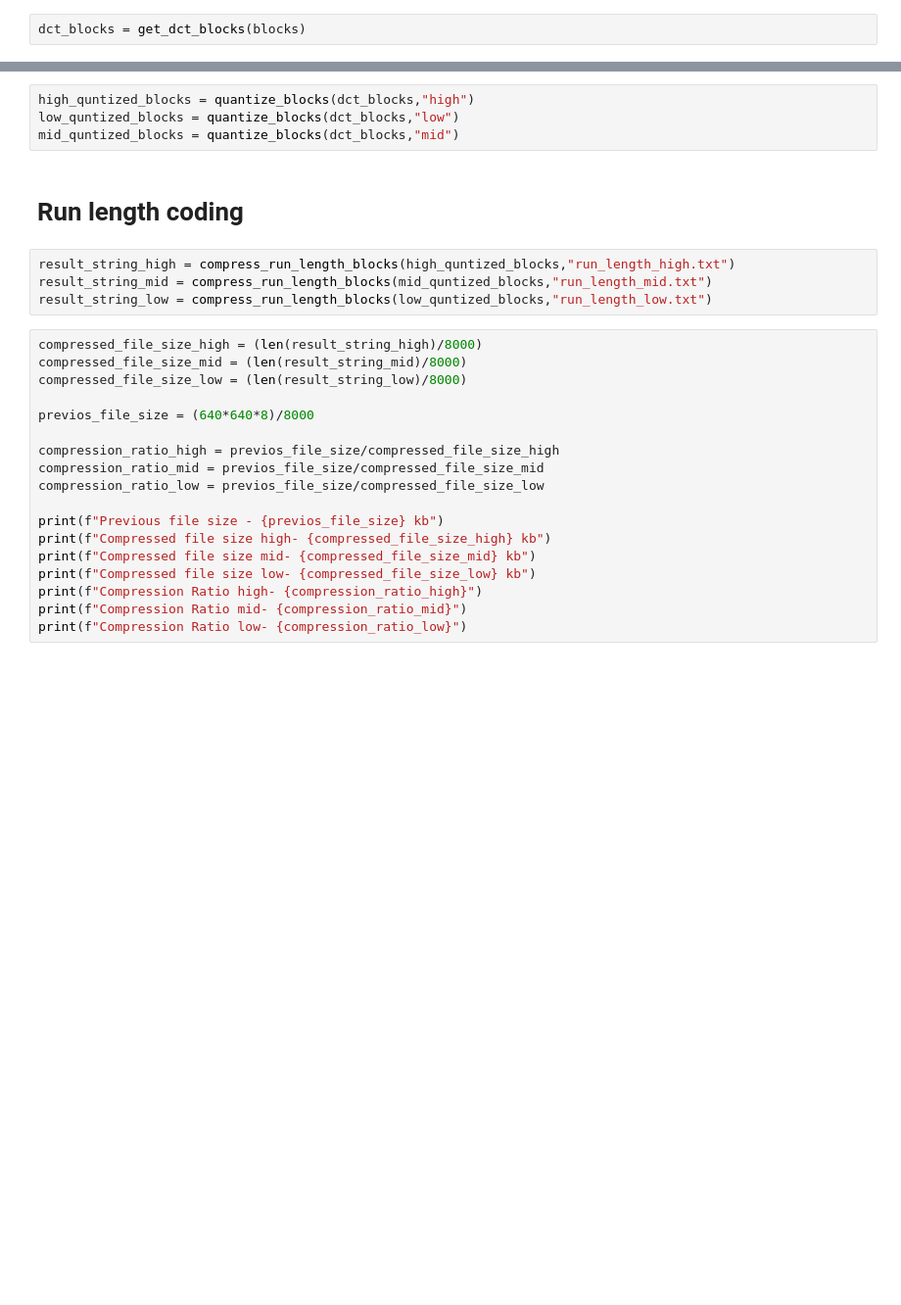
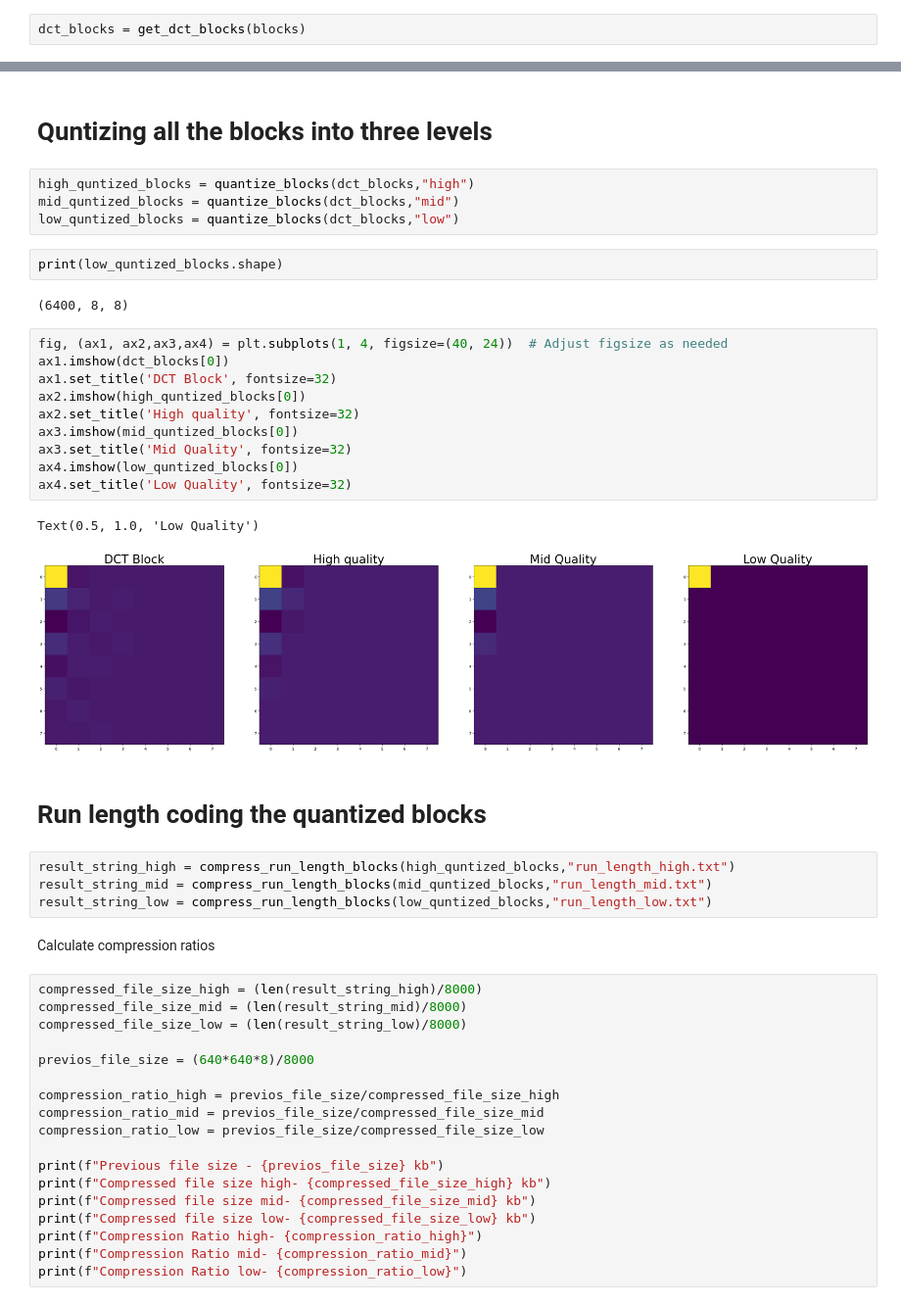
Before and after one commit to MilanBandara/video-codec, a Jupyter notebook: image_compression_run_length.ipynb, the cells around one changed output, grey strips where cells are left out. Shown at 98% size. Drawn from its saved outputs; the diff is of its cells as text; blank space fills up the shorter version.

```diff
--- a/image_compression_run_length.ipynb
+++ b/image_compression_run_length.ipynb
@@ -24,13 +35,34 @@ plt.imshow(dct_blocks[0])
+# %% [markdown]
+# Quntizing all the blocks into three levels
 # %%
 high_quntized_blocks = quantize_blocks(dct_blocks,"high")
+mid_quntized_blocks = quantize_blocks(dct_blocks,"mid")
 low_quntized_blocks = quantize_blocks(dct_blocks,"low")
-mid_quntized_blocks = quantize_blocks(dct_blocks,"mid")
+# %%
+print(low_quntized_blocks.shape)
+# %% [output]
+(6400, 8, 8)
+# %%
+fig, (ax1, ax2,ax3,ax4) = plt.subplots(1, 4, figsize=(40, 24))  # Adjust figsize as needed
+ax1.imshow(dct_blocks[0])
+ax1.set_title('DCT Block', fontsize=32)
+ax2.imshow(high_quntized_blocks[0])
+ax2.set_title('High quality', fontsize=32)
+ax3.imshow(mid_quntized_blocks[0])
+ax3.set_title('Mid Quality', fontsize=32)
+ax4.imshow(low_quntized_blocks[0])
+ax4.set_title('Low Quality', fontsize=32)
+# %% [output]
+Text(0.5, 1.0, 'Low Quality')
+[figure, added]
 # %% [markdown]
-# Run length coding
+# Run length coding the quantized blocks
 # %%
 result_string_high = compress_run_length_blocks(high_quntized_blocks,"run_length_high.txt")
 result_string_mid = compress_run_length_blocks(mid_quntized_blocks,"run_length_mid.txt")
 result_string_low = compress_run_length_blocks(low_quntized_blocks,"run_length_low.txt")
+# %% [markdown]
+Calculate compression ratios
 # %%
 compressed_file_size_high = (len(result_string_high)/8000)
 compressed_file_size_mid = (len(result_string_mid)/8000)
```
Also changed, not shown: parts of 30 cells of this notebook, 2 other files.
